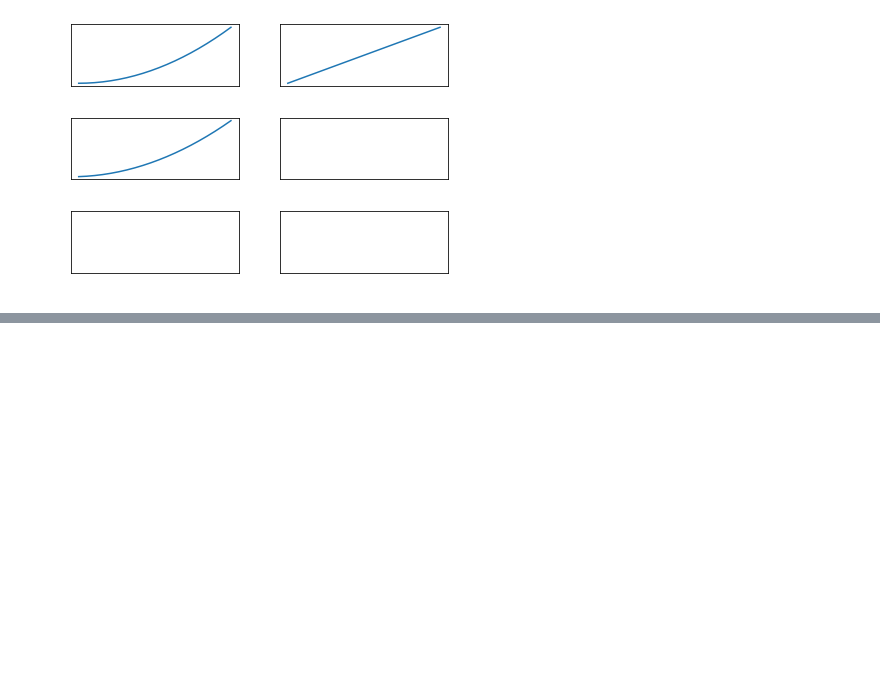
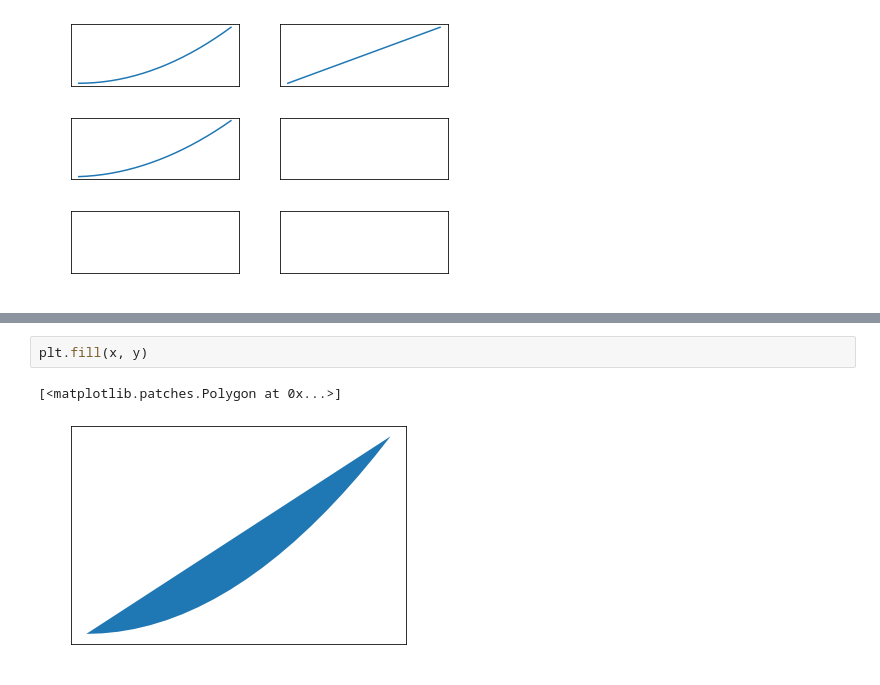
Before and after one commit to Shdevsir/UdemyBootcamp, a Jupyter notebook: practice/matplotlib_practice.ipynb, the cells around one changed output, grey strips where cells are left out. Cells and saved outputs as stored; diff of their text form; blank space fills up the shorter version.

```diff
--- a/practice/matplotlib_practice.ipynb
+++ b/practice/matplotlib_practice.ipynb
@@ -39,0 +61,5 @@ plt.scatter(x, y)
+# %%
+plt.fill(x, y)
+# %% [output]
+[<matplotlib.patches.Polygon at 0x...>]
+[figure, added]
```
Also changed, not shown: parts of 9 cells of this notebook, 8 other files.
